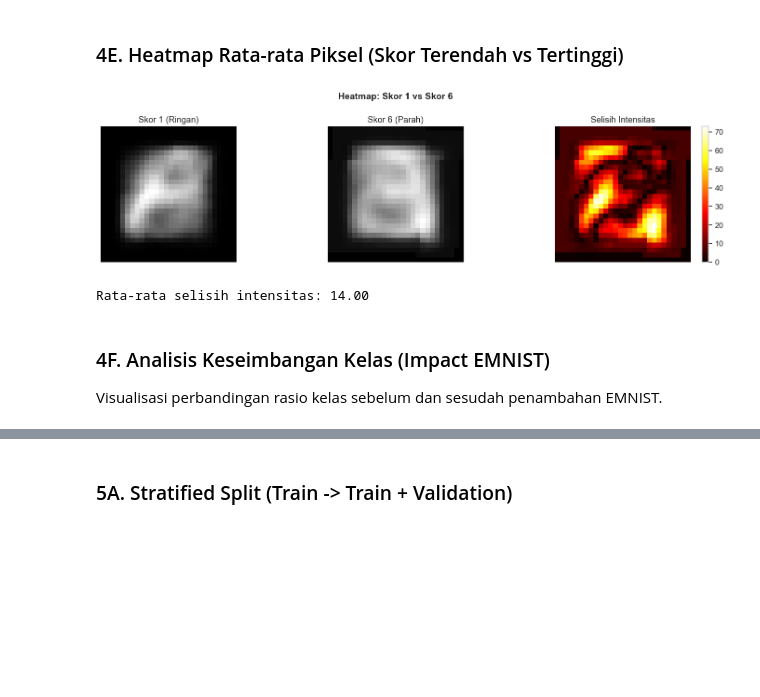
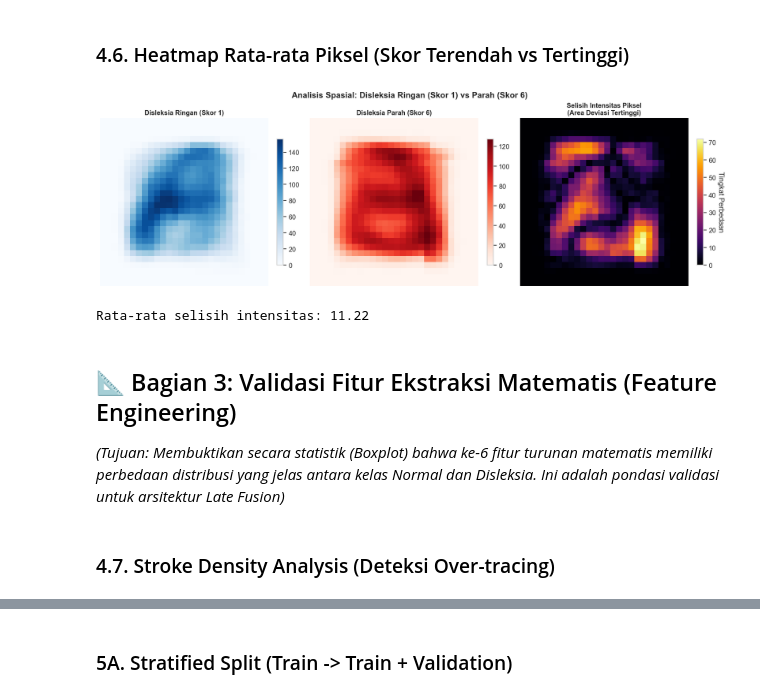
Before and after one commit to DyslexiaLens/DyslexiaLens_DS, a Jupyter notebook: notebooks/Dyslexia_EMNIST.ipynb, the cells around one changed output, grey strips where cells are left out. Cells and saved outputs as stored; diff of their text form; code cells hidden in the pictures; blank space fills up the shorter version.

Commit message:
Memperbarui EDA, Pertanyaan Bisnis, dan finalisasi dataset EMNIST.

```diff
--- a/notebooks/Dyslexia_EMNIST.ipynb
+++ b/notebooks/Dyslexia_EMNIST.ipynb
@@ -28,4 +176,6 @@ Membangun `master_dataset_emnist.csv` dari struktur folder `Gambo_EMNIST`.
 # %%
+CSV_OUTPUT = 'master_dataset_emnist.csv'
+
 rows = []
 for split in ['Train', 'Test']:
     for category in ['Normal', 'Corrected', 'Reversal']:
@@ -35,7 +185,7 @@ for split in ['Train', 'Test']:
         for fname in os.listdir(folder):
             if not fname.endswith('.png'):
                 continue
-            img_path = os.path.join('Dataset', 'Gambo_EMNIST', split, category, fname)
+            img_path = os.path.join('Dataset', 'Gambo_hapusPutih_EMNIST', split, category, fname)
             target = 0 if category == 'Normal' else 1
             # Severity from filename prefix
             prefix = fname.split('_')[0] if '_' in fname else fname.split('-')[0]
@@ -179,41 +501,56 @@ if n_scores > 0:
 # %% [markdown]
-### 4E. Heatmap Rata-rata Piksel (Skor Terendah vs Tertinggi)
+### 4.6. Heatmap Rata-rata Piksel (Skor Terendah vs Tertinggi)
 # %%
-def compute_mean_image(subset, n=500):
+def compute_mean_image_subset(subset, n=500):
     samples = subset.sample(min(n, len(subset)), random_state=42)
     arrays = []
     for _, row in samples.iterrows():
         p = row['image_path']
         if not os.path.exists(p): p = os.path.join('..', p)
         try:
             img = Image.open(p).convert('L').resize((28,28))
             arrays.append(np.array(img, dtype=np.float32))
         except: continue
     return np.mean(arrays, axis=0) if arrays else np.zeros((28,28))
 
 dys = df[df['severity_score'] > 0]
 if len(dys) > 0:
     min_s = dys['severity_score'].min()
     max_s = dys['severity_score'].max()
-    mean_low = compute_mean_image(dys[dys['severity_score']==min_s])
-    mean_high = compute_mean_image(dys[dys['severity_score']==max_s])
+    mean_low = compute_mean_image_subset(dys[dys['severity_score']==min_s])
+    mean_high = compute_mean_image_subset(dys[dys['severity_score']==max_s])
     diff = np.abs(mean_high - mean_low)
 
-    fig, axes = plt.subplots(1, 3, figsize=(15, 4))
-    axes[0].imshow(mean_low, cmap='gray'); axes[0].set_title(f'Skor {min_s} (Ringan)')
-    axes[1].imshow(mean_high, cmap='gray'); axes[1].set_title(f'Skor {max_s} (Parah)')
-    im = axes[2].imshow(diff, cmap='hot'); axes[2].set_title('Selisih Intensitas')
-    plt.colorbar(im, ax=axes[2])
-    for ax in axes: ax.axis('off')
-    plt.suptitle(f'Heatmap: Skor {min_s} vs Skor {max_s}', fontsize=14, fontweight='bold')
-    plt.tight_layout()
-    plt.savefig('../assets/heatmap_emnist.png', dpi=150, bbox_inches='tight')
+    fig, axes = plt.subplots(1, 3, figsize=(16, 5), constrained_layout=True)
+
+    # 1. Skor Ringan
+    im0 = axes[0].imshow(mean_low, cmap='Blues')
+    axes[0].set_title(f'Disleksia Ringan (Skor {min_s})', fontweight='bold', fontsize=12)
+    fig.colorbar(im0, ax=axes[0], shrink=0.75)
+
+    # 2. Skor Parah
+    im1 = axes[1].imshow(mean_high, cmap='Reds')
+    axes[1].set_title(f'Disleksia Parah (Skor {max_s})', fontweight='bold', fontsize=12)
+    fig.colorbar(im1, ax=axes[1], shrink=0.75)
+
+    # 3. Selisih Intensitas (Difference)
+    im2 = axes[2].imshow(diff, cmap='inferno')
+    axes[2].set_title('Selisih Intensitas Piksel\n(Area Deviasi Tertinggi)', fontweight='bold', fontsize=12)
+    cbar = fig.colorbar(im2, ax=axes[2], shrink=0.75)
+    cbar.set_label('Tingkat Perbedaan', rotation=270, labelpad=15)
+
+    for ax in axes:
+        ax.axis('off')
+
+    plt.suptitle(f'Analisis Spasial: Disleksia Ringan (Skor {min_s}) vs Parah (Skor {max_s})', fontsize=15, fontweight='bold')
+    plt.savefig('../assets/heatmap_emnist.png', dpi=200, bbox_inches='tight')
     plt.show()
     print(f'Rata-rata selisih intensitas: {np.mean(diff):.2f}')
 # %% [output]
-[figure, old version]
+[figure, new version]
-Rata-rata selisih intensitas: 14.00
+Rata-rata selisih intensitas: 11.22
-# %% [markdown]
-### 4F. Analisis Keseimbangan Kelas (Impact EMNIST)
-
-Visualisasi perbandingan rasio kelas sebelum dan sesudah penambahan EMNIST.
+# %% [markdown]
+## 📐 Bagian 3: Validasi Fitur Ekstraksi Matematis (Feature Engineering)
+*(Tujuan: Membuktikan secara statistik (Boxplot) bahwa ke-6 fitur turunan matematis memiliki perbedaan distribusi yang jelas antara kelas Normal dan Disleksia. Ini adalah pondasi validasi untuk arsitektur Late Fusion)*
+# %% [markdown]
+### 4.7. Stroke Density Analysis (Deteksi Over-tracing)
```
Also changed, not shown: parts of 70 cells of this notebook, 15 other files.
